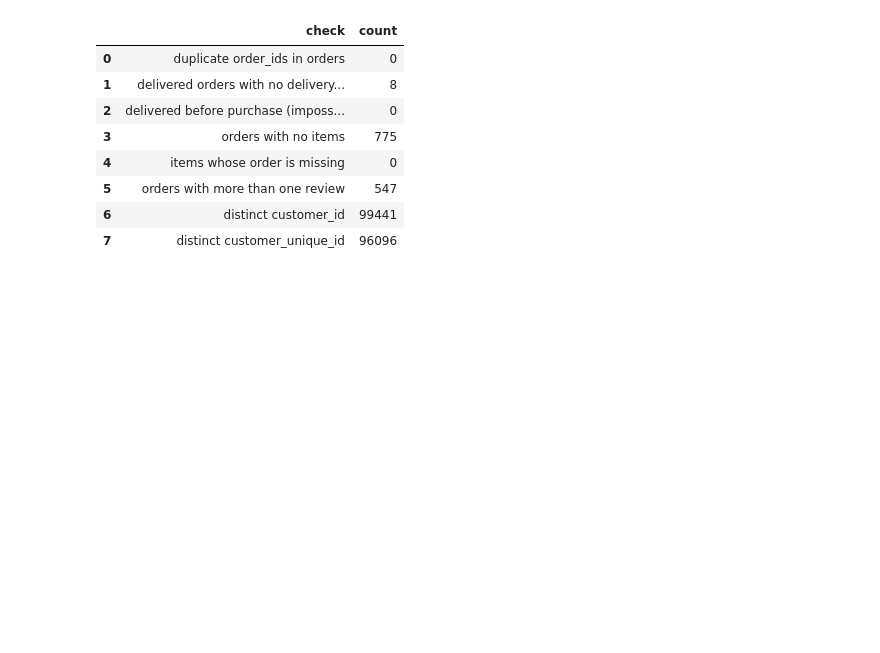
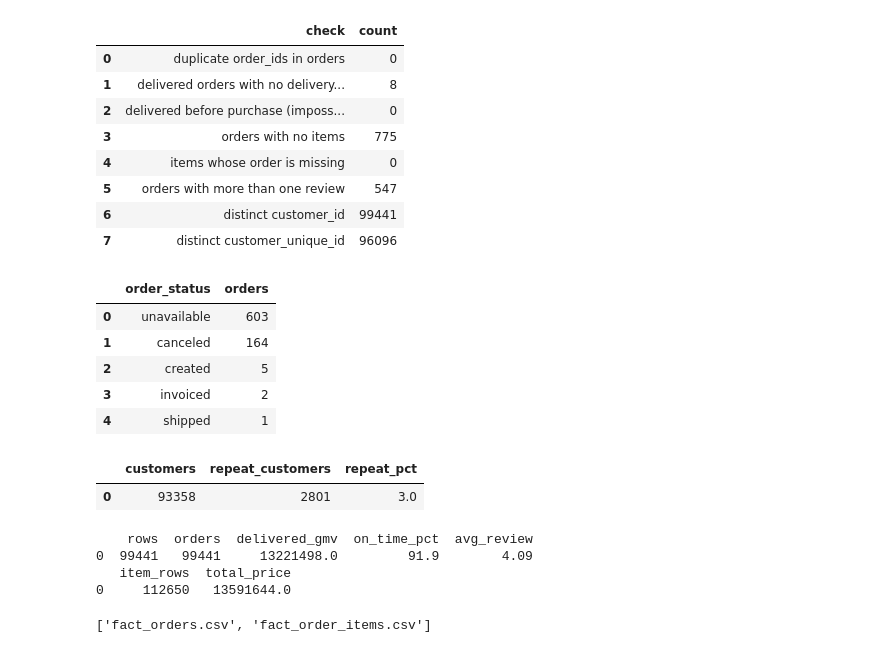
Before and after one commit to lakaderohan16-del/olist-revenue-analytics-tableau, a Jupyter notebook: 01_load_and_validate.ipynb, the cells around one changed output. Cells and saved outputs as stored; diff of their text form; code cells hidden in the pictures; blank space fills up the shorter version.

```diff
--- a/01_load_and_validate.ipynb
+++ b/01_load_and_validate.ipynb
@@ -172,3 +172,35 @@ pd.DataFrame(results, columns=["check", "count"])
 | 5 | orders with more than one review | 547 |
 | 6 | distinct customer_id | 99441 |
 | 7 | distinct customer_unique_id | 96096 |
+# %%
+pd.read_sql("""
+SELECT o.order_status, COUNT(*) AS orders
+FROM olist_orders o
+LEFT JOIN olist_order_items i ON o.order_id = i.order_id
+WHERE i.order_id IS NULL
+GROUP BY o.order_status
+ORDER BY orders DESC
+""", conn)
+# %% [output]
+|  | order_status | orders |
+| 0 | unavailable | 603 |
+| 1 | canceled | 164 |
+| 2 | created | 5 |
+| 3 | invoiced | 2 |
+| 4 | shipped | 1 |
+# %%
+pd.read_sql("""
+SELECT COUNT(*) AS customers,
+       SUM(CASE WHEN n > 1 THEN 1 ELSE 0 END) AS repeat_customers,
+       ROUND(100.0 * SUM(CASE WHEN n > 1 THEN 1 ELSE 0 END) / COUNT(*), 2) AS repeat_pct
+FROM (
+  SELECT c.customer_unique_id, COUNT(DISTINCT o.order_id) AS n
+  FROM olist_orders o
+  JOIN olist_customers c ON o.customer_id = c.customer_id
+  WHERE o.order_status = 'delivered'
+  GROUP BY c.customer_unique_id
+)
+""", conn)
+# %% [output]
+|  | customers | repeat_customers | repeat_pct |
+| 0 | 93358 | 2801 | 3.0 |
@@ -174,0 +260,19 @@ pd.DataFrame(results, columns=["check", "count"])
+# %%
+print(pd.read_sql("""
+SELECT COUNT(*) AS rows, COUNT(DISTINCT order_id) AS orders,
+       ROUND(SUM(CASE WHEN order_status='delivered' THEN gmv END),0) AS delivered_gmv,
+       ROUND(100.0*AVG(on_time_flag),1) AS on_time_pct,
+       ROUND(AVG(review_score),2) AS avg_review
+FROM fact_orders""", conn))
+print(pd.read_sql("SELECT COUNT(*) AS item_rows, ROUND(SUM(price),0) AS total_price FROM fact_order_items", conn))
+# %% [output]
+    rows  orders  delivered_gmv  on_time_pct  avg_review
+0  99441   99441     13221498.0         91.9        4.09
+   item_rows  total_price
+0     112650   13591644.0
+# %%
+for t in ["fact_orders", "fact_order_items"]:
+    pd.read_sql(f"SELECT * FROM {t}", conn).to_csv(f"{base}/data/clean/{t}.csv", index=False)
+print(os.listdir(f"{base}/data/clean"))
+# %% [output]
+['fact_orders.csv', 'fact_order_items.csv']
```
Also changed, not shown: parts of 1 cell of this notebook.
